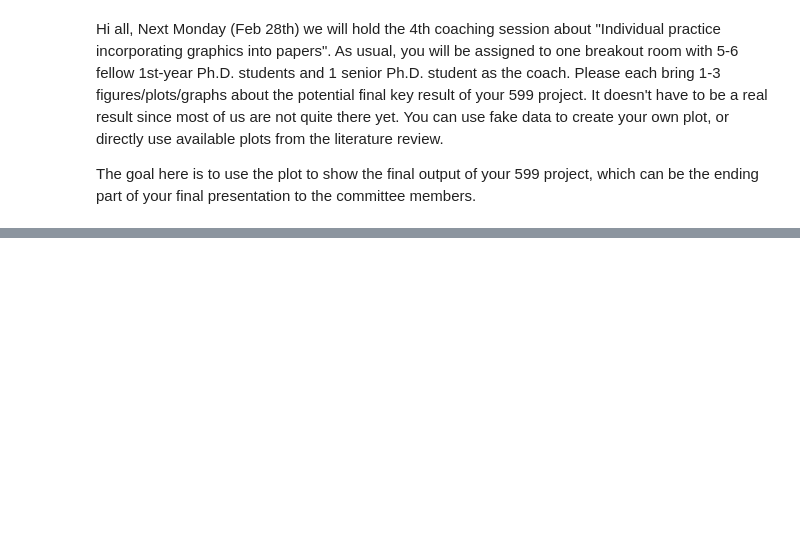
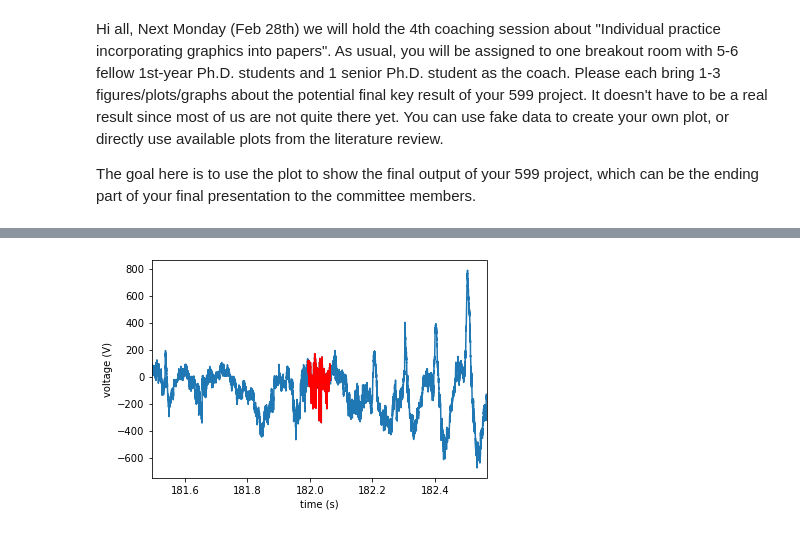
Before and after one commit to kaylav/klabcode, a Jupyter notebook: 599 Figure Feb 28.ipynb, the cells around one changed output, grey strips where cells are left out. Cells and saved outputs as stored; diff of their text form; code cells hidden in the pictures; blank space fills up the shorter version.

```diff
--- a/599 Figure Feb 28.ipynb
+++ b/599 Figure Feb 28.ipynb
@@ -72,0 +120,5 @@ TypeError: 'numpy.float64' object cannot be interpreted as an integer
+# %%
+rippleNum = 24
+npl.plot(asa[ripple_epochs[rippleNum].expand(0.5)])
+npl.plot(asa[ripple_epochs[rippleNum]],color='red')
+# %% [output]
@@ -72,0 +127 @@ TypeError: 'numpy.float64' object cannot be interpreted as an integer
+[figure, added]
```
Also changed, not shown: parts of 10 cells of this notebook.
